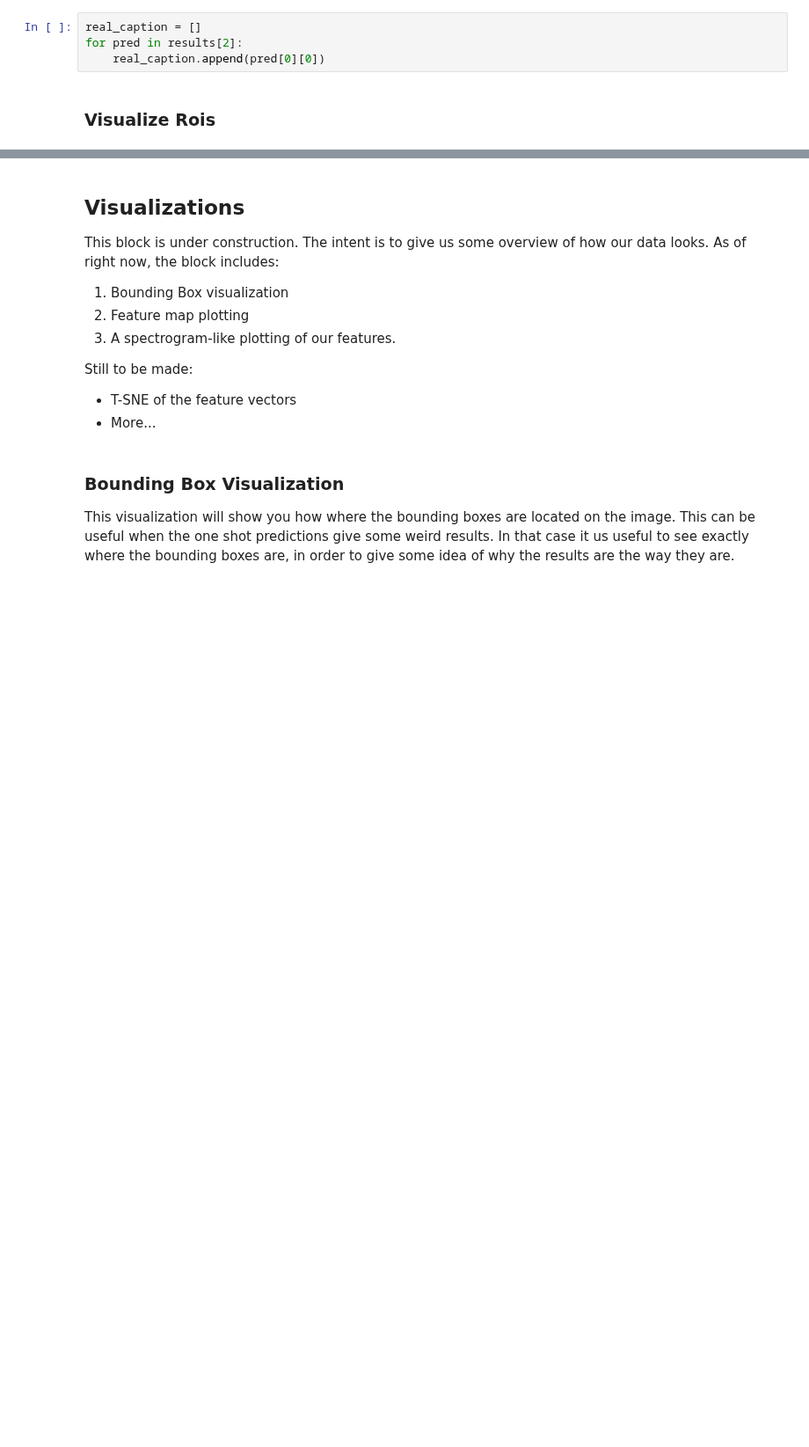
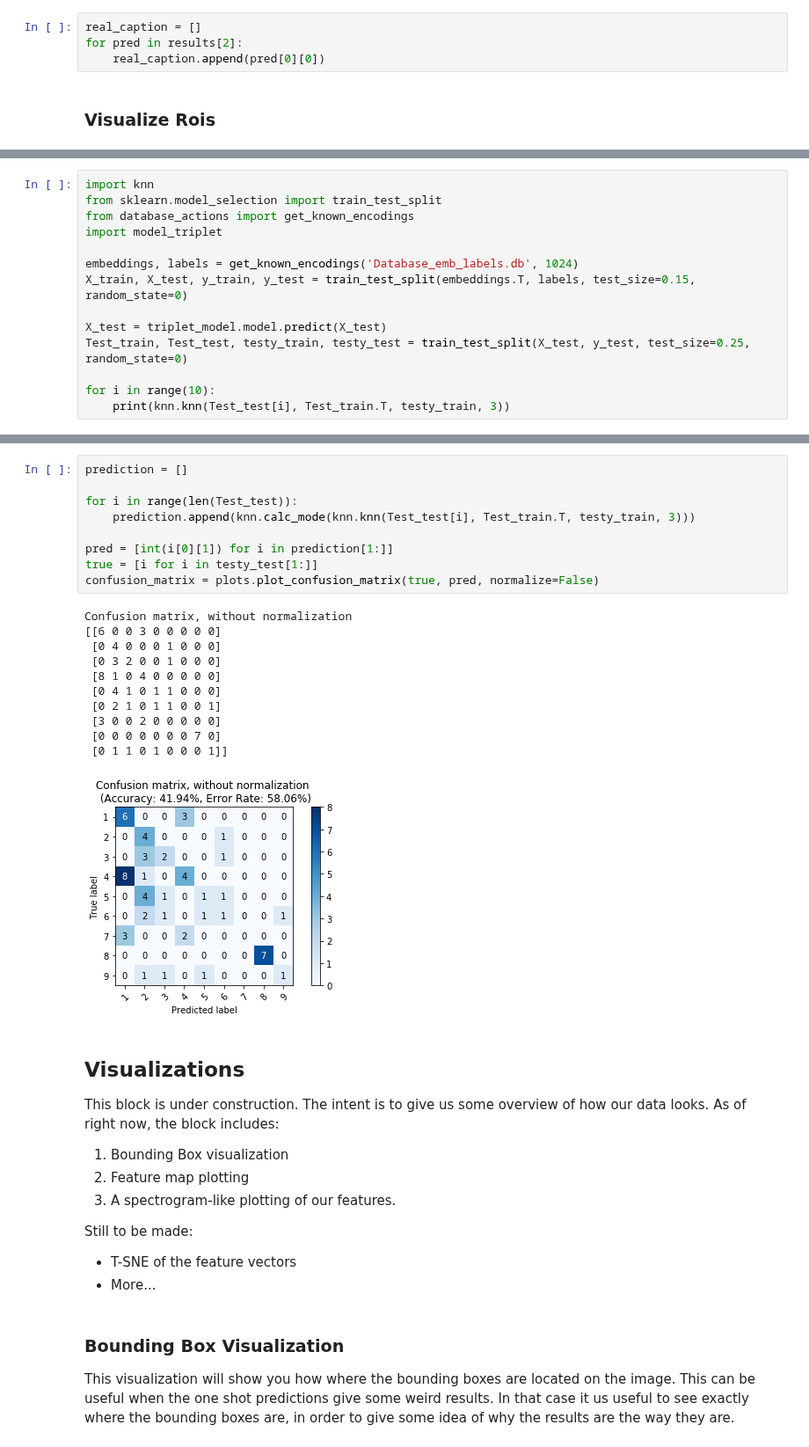
Before and after one commit to matterport/Mask_RCNN, a Jupyter notebook: samples/wireframe/One-Shot.ipynb, the cells around one changed output, grey strips where cells are left out. Shown at 88% size. Drawn from its saved outputs; the diff is of its cells as text; blank space fills up the shorter version.

```diff
--- a/samples/wireframe/One-Shot.ipynb
+++ b/samples/wireframe/One-Shot.ipynb
@@ -191,0 +182,14 @@ visualize.draw_boxes(original_image, results[0]['rois'], captions = real_caption
+# %%
+import knn
+from sklearn.model_selection import train_test_split
+from database_actions import get_known_encodings
+import model_triplet
+
+embeddings, labels = get_known_encodings('Database_emb_labels.db', 1024)
+X_train, X_test, y_train, y_test = train_test_split(embeddings.T, labels, test_size=0.15, random_state=0)
+
+X_test = triplet_model.model.predict(X_test)
+Test_train, Test_test, testy_train, testy_test = train_test_split(X_test, y_test, test_size=0.25, random_state=0)
+
+for i in range(10):
+    print(knn.knn(Test_test[i], Test_train.T, testy_train, 3))
@@ -192,3 +207,24 @@ visualize.draw_boxes(original_image, results[0]['rois'], captions = real_caption
+# %%
+prediction = []
+
+for i in range(len(Test_test)):
+    prediction.append(knn.calc_mode(knn.knn(Test_test[i], Test_train.T, testy_train, 3)))
+
+pred = [int(i[0][1]) for i in prediction[1:]]
+true = [i for i in testy_test[1:]]
+confusion_matrix = plots.plot_confusion_matrix(true, pred, normalize=False)
+# %% [output]
+Confusion matrix, without normalization
+[[6 0 0 3 0 0 0 0 0]
+ [0 4 0 0 0 1 0 0 0]
+ [0 3 2 0 0 1 0 0 0]
+ [8 1 0 4 0 0 0 0 0]
+ [0 4 1 0 1 1 0 0 0]
+ [0 2 1 0 1 1 0 0 1]
+ [3 0 0 2 0 0 0 0 0]
+ [0 0 0 0 0 0 0 7 0]
+ [0 1 1 0 1 0 0 0 1]]
+[figure, added]
 # %% [markdown]
 ## Visualizations
 
```
Also changed, not shown: parts of 8 cells of this notebook, 5 other files.
